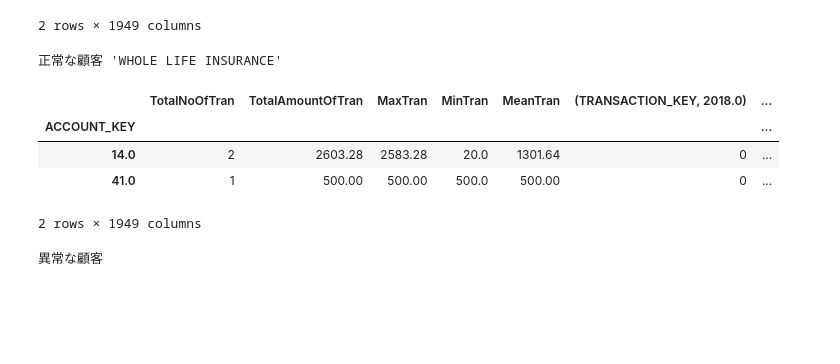
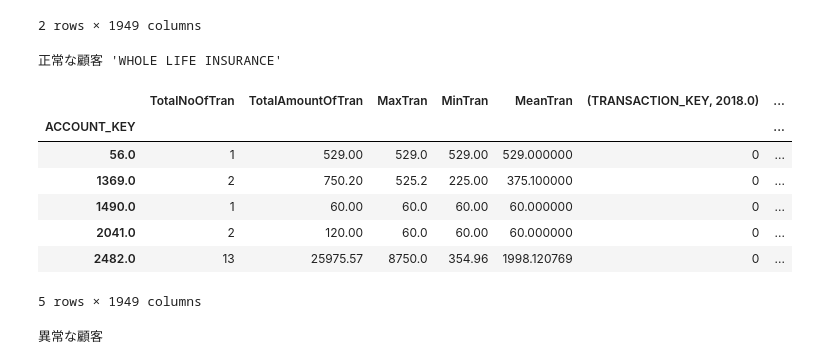
Before and after one commit to gucchi123/sas_sample, a Jupyter notebook: clustering.ipynb, the cells around one changed output. Cells and saved outputs as stored; diff of their text form; code cells hidden in the pictures; blank space fills up the shorter version.

```diff
--- a/clustering.ipynb
+++ b/clustering.ipynb
@@ -432,14 +432,17 @@ fingerprint_origin.iloc[np.where(y_pred_lof==1)[0][:2], :]
 2 rows × 1949 columns
 # %%
 print("正常な顧客 'WHOLE LIFE INSURANCE'")
-fingerprint_origin.iloc[np.where(y_pred_lof==1)[0][:2, :]
+fingerprint_origin.iloc[np.where(y_pred_lof==1)[0], :].loc[fingerprint_origin.iloc[np.where(y_pred_lof==1)[0], :]['WHOLE LIFE INSURANCE']==1, :].head()
 # %% [output]
 正常な顧客 'WHOLE LIFE INSURANCE'
 |  | TotalNoOfTran | TotalAmountOfTran | MaxTran | MinTran | MeanTran | (TRANSACTION_KEY, 2018.0) | ... |
 | ACCOUNT_KEY |  |  |  |  |  |  | ... |
-| 14.0 | 2 | 2603.28 | 2583.28 | 20.0 | 1301.64 | 0 | ... |
-| 41.0 | 1 | 500.00 | 500.00 | 500.0 | 500.00 | 0 | ... |
+| 56.0 | 1 | 529.00 | 529.0 | 529.00 | 529.000000 | 0 | ... |
+| 1369.0 | 2 | 750.20 | 525.2 | 225.00 | 375.100000 | 0 | ... |
+| 1490.0 | 1 | 60.00 | 60.0 | 60.00 | 60.000000 | 0 | ... |
+| 2041.0 | 2 | 120.00 | 60.0 | 60.00 | 60.000000 | 0 | ... |
+| 2482.0 | 13 | 25975.57 | 8750.0 | 354.96 | 1998.120769 | 0 | ... |
-2 rows × 1949 columns
+5 rows × 1949 columns
 # %%
 print("異常な顧客")
 fingerprint_origin.iloc[np.where(y_pred_lof==-1)[0][:2], :]
```
Also changed, not shown: parts of 2 cells of this notebook.
